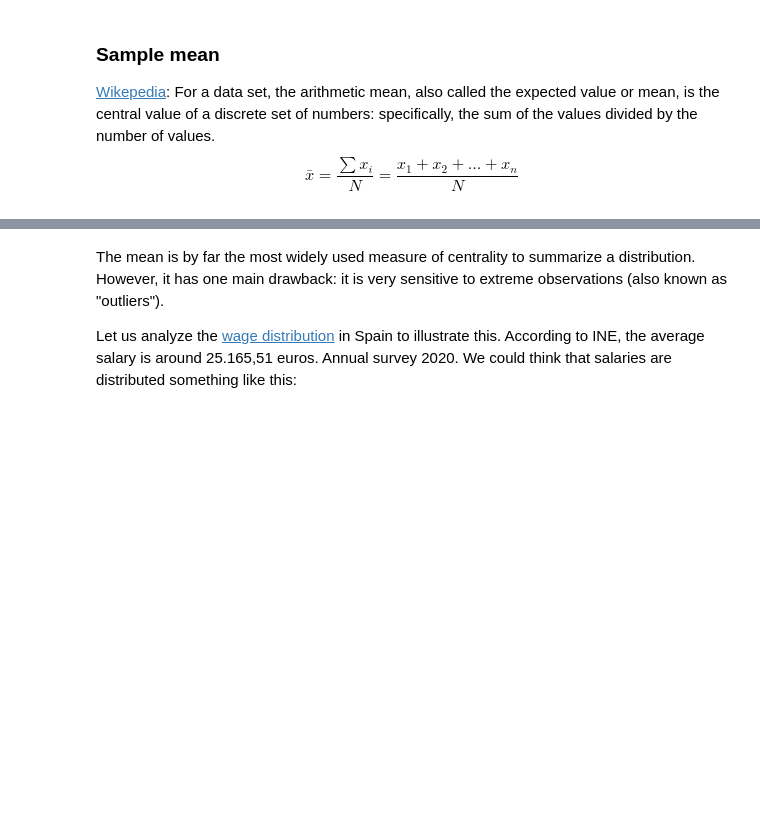
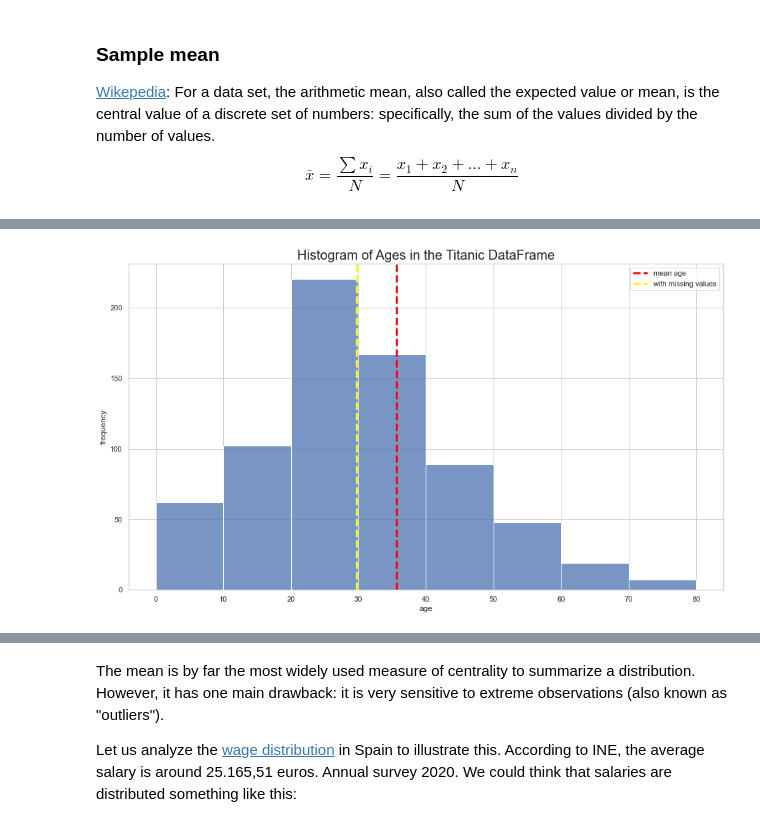
Before and after one commit to Ironhack-data-bcn-oct-2022/lectures, a Jupyter notebook: week-5/02 - Intro to statistics.ipynb, the cells around one changed output, grey strips where cells are left out. Drawn from its saved outputs; the diff is of its cells as text; code cells hidden in the pictures; blank space fills up the shorter version.

```diff
--- a/week-5/02 - Intro to statistics.ipynb
+++ b/week-5/02 - Intro to statistics.ipynb
@@ -132 +219,23 @@ df2.age.mean()
+# %%
+# PLOT WITH THE MISSING VALUES
+graf = sns.histplot(x=df_titanic.age, bins=np.linspace(0,80,9))
+graf.axvline(df2.age.mean(),
+            c="red",
+            linewidth= 3.,
+            linestyle='--',
+            label='mean age') # mean line
+
+graf.axvline(df_titanic.age.mean(),
+            c="yellow",
+            linewidth= 3.,
+            linestyle='--',
+            label='with missing values') # mean line
+
+plt.title('Histogram of Ages in the Titanic DataFrame', size=20)
+plt.xlabel('age')
+plt.ylabel('frequency')
+plt.legend()
+plt.show()
+# %% [output]
+[figure, added]
 # %%
```
Also changed, not shown: parts of 102 cells of this notebook.
